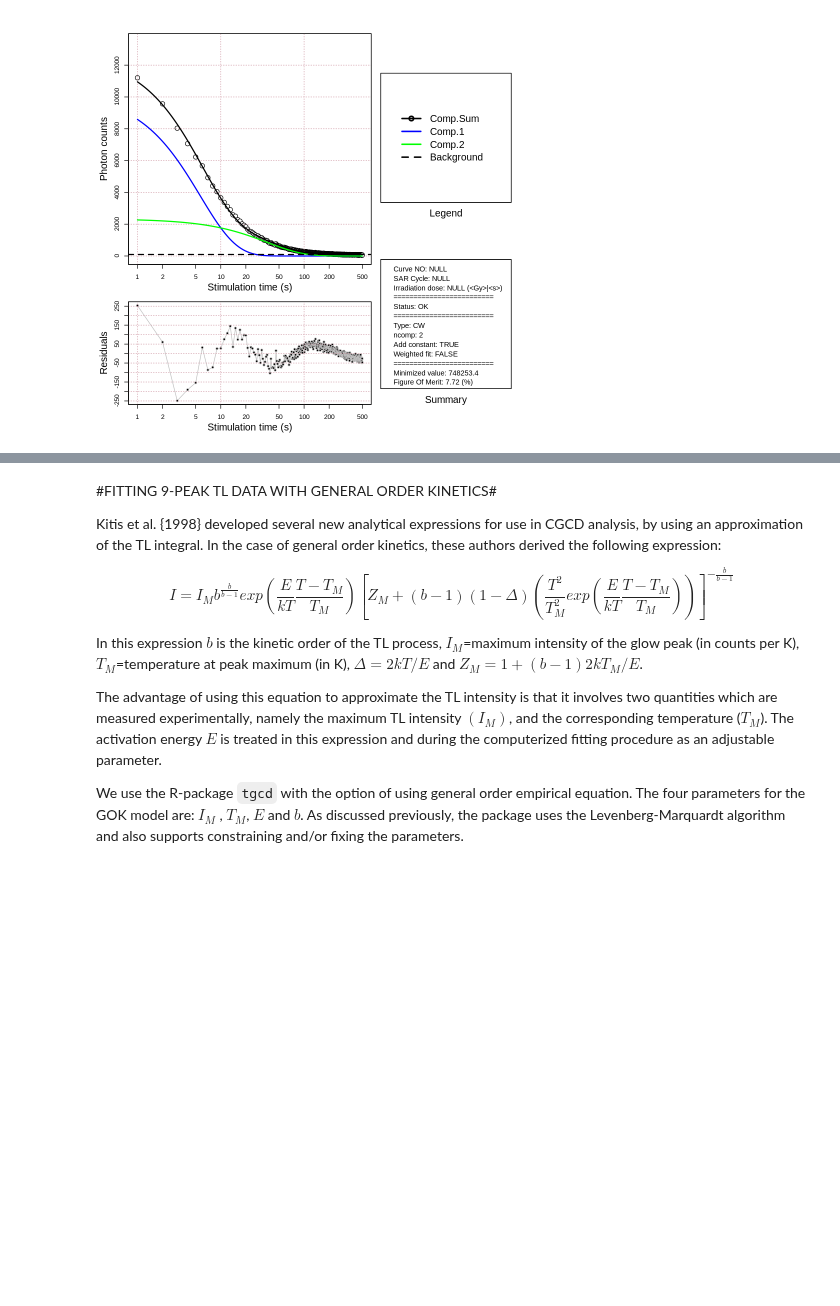
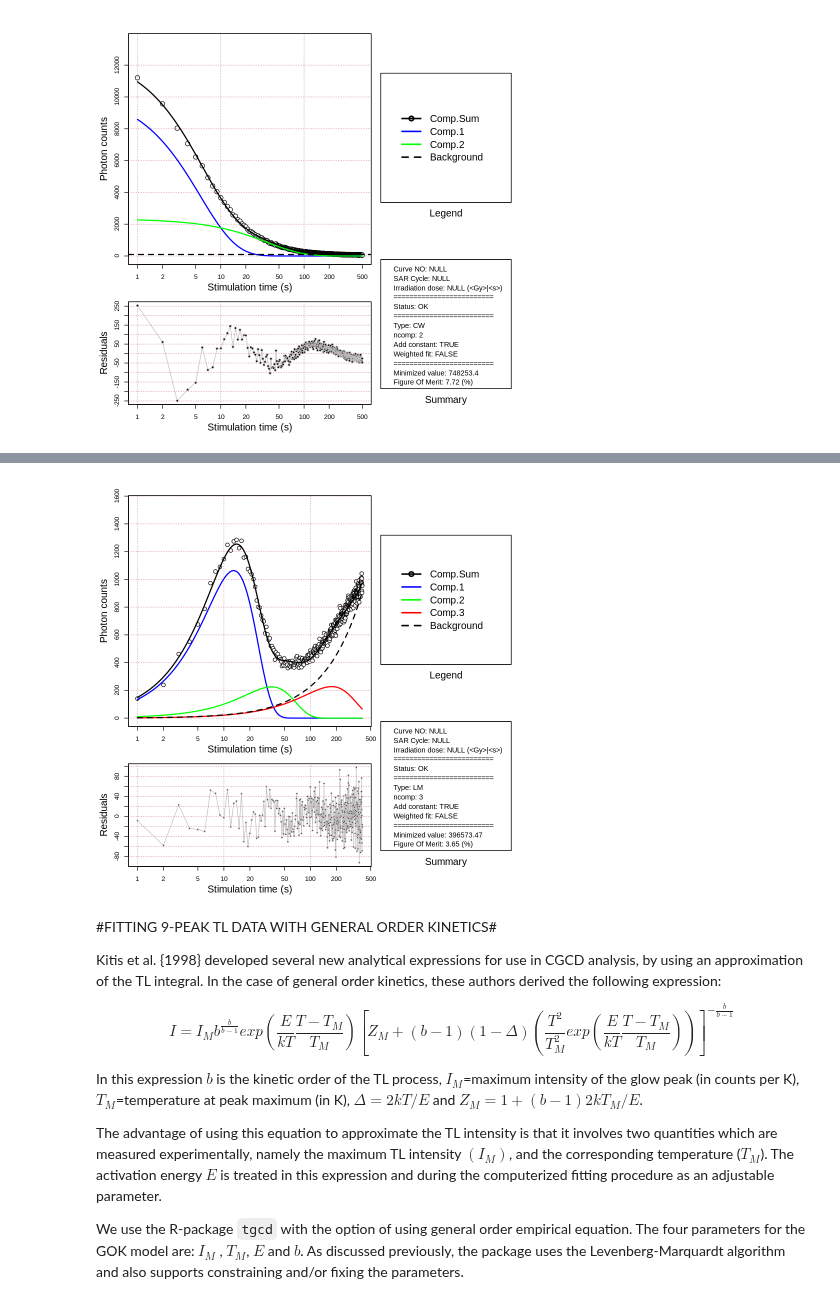
Before and after one commit to vpagonis/EURADOS-2023, a Jupyter notebook: Code_2_11_14.ipynb, the cells around one changed output, grey strips where cells are left out. Saved outputs shown, nothing was run; the diff lists cells and outputs as text; code cells hidden in the pictures; blank space fills up the shorter version.

```diff
--- a/Code_2_11_14.ipynb
+++ b/Code_2_11_14.ipynb
@@ -136,3 +127,12 @@ Geometrical shape factors
+# %%
+### Example 1: Analyze LM-OSL signal using package numOSL
+rm(list=ls())
+library("numOSL")
+data(Signaldata)
+decomp(Signaldata$lm,ncomp=3,typ="lm",
+control.args=list(maxiter=10))
+# %% [output]
+[figure, added]
 # %% [markdown]
 #FITTING 9-PEAK TL DATA WITH GENERAL ORDER KINETICS#
 
```
Also changed, not shown: parts of 4 cells of this notebook.
